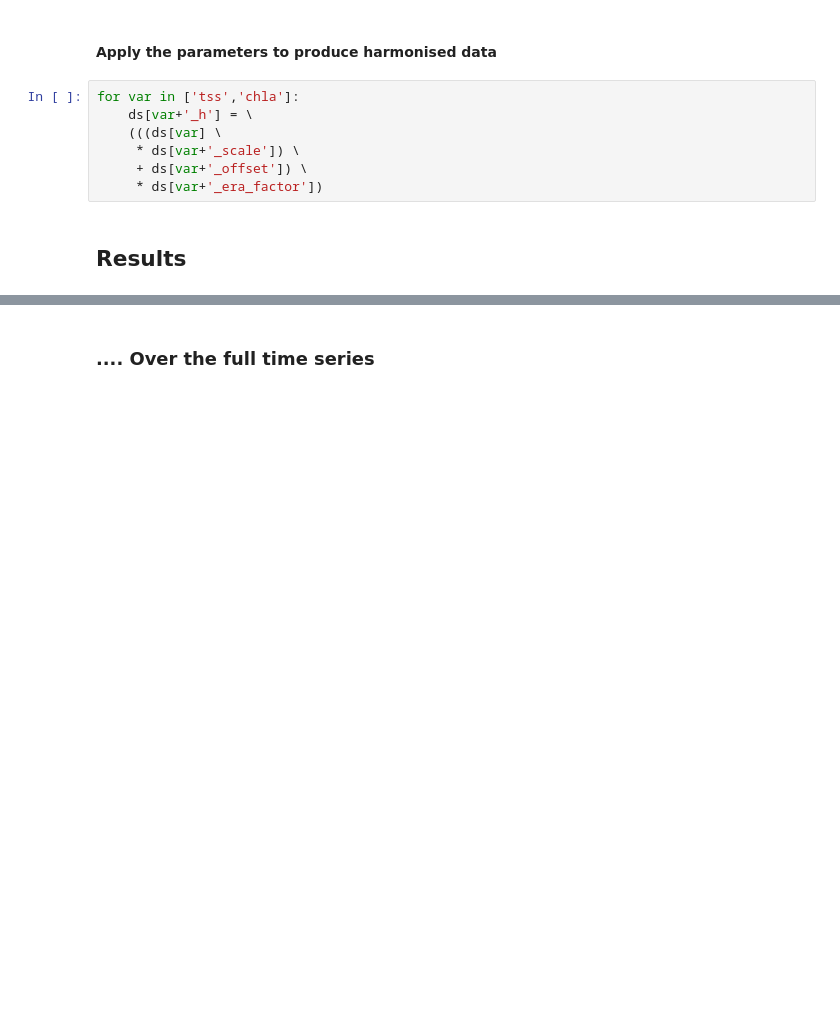
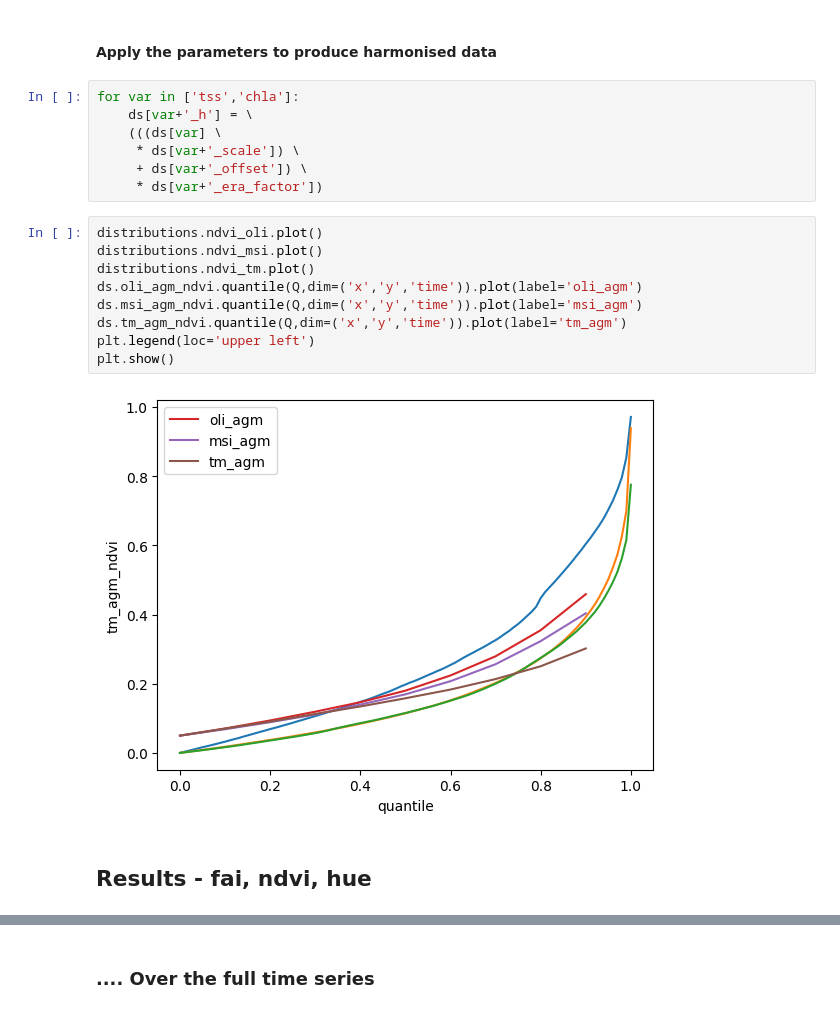
Before and after one commit to digitalearthafrica/deafrica_water_quality, a Jupyter notebook: WP1.2/WQ package 1.2.ipynb, the cells around one changed output, grey strips where cells are left out. Drawn from its saved outputs; the diff is of its cells as text; blank space fills up the shorter version.

```diff
--- a/WP1.2/WQ package 1.2.ipynb
+++ b/WP1.2/WQ package 1.2.ipynb
@@ -616,5 +616,16 @@ for var in ['tss','chla']:
      * ds[var+'_scale']) \
      + ds[var+'_offset']) \
      * ds[var+'_era_factor'])
+# %%
+distributions.ndvi_oli.plot()
+distributions.ndvi_msi.plot()
+distributions.ndvi_tm.plot()
+ds.oli_agm_ndvi.quantile(Q,dim=('x','y','time')).plot(label='oli_agm')
+ds.msi_agm_ndvi.quantile(Q,dim=('x','y','time')).plot(label='msi_agm')
+ds.tm_agm_ndvi.quantile(Q,dim=('x','y','time')).plot(label='tm_agm')
+plt.legend(loc='upper left')
+plt.show()
+# %% [output]
+[figure, added]
 # %% [markdown]
-## Results
+## Results - fai, ndvi, hue
```
Also changed, not shown: parts of 18 cells of this notebook.
